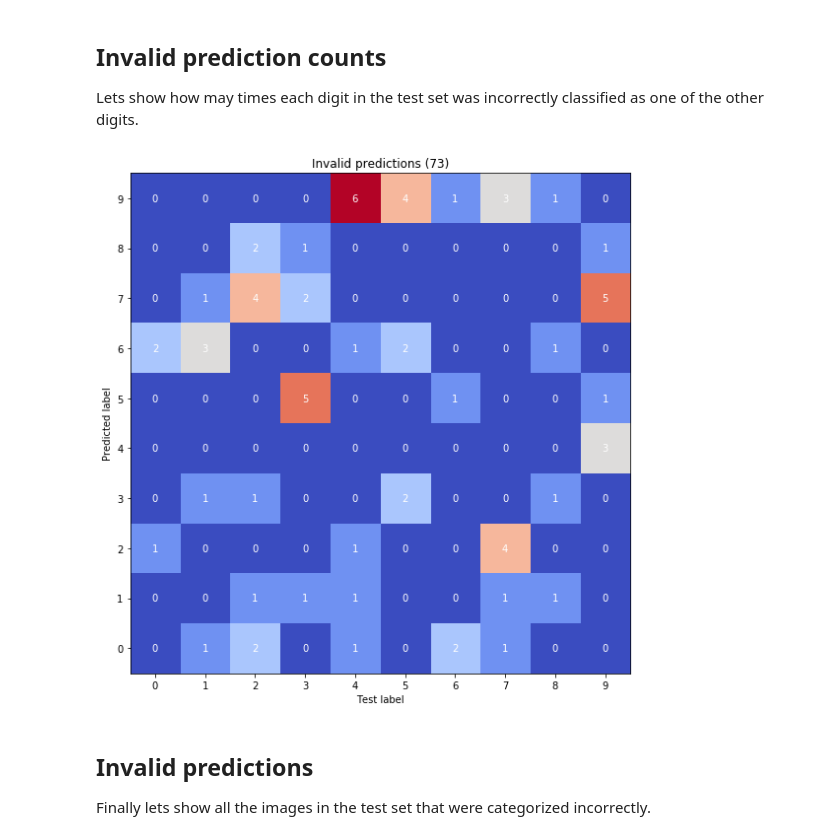
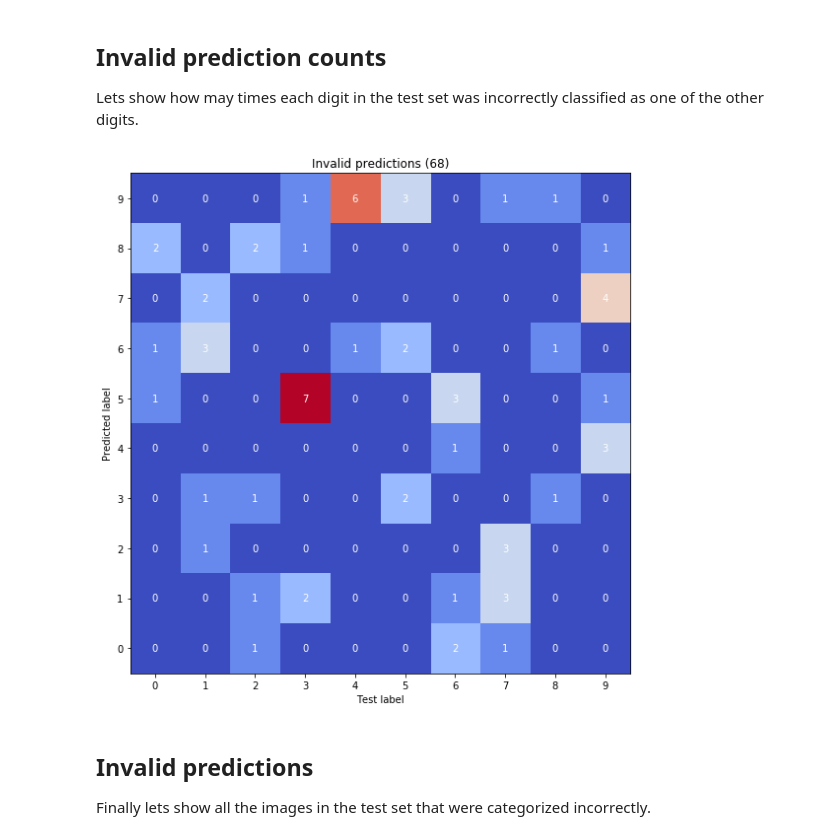
Before and after one commit to raskoleinonen/keras, a Jupyter notebook: mnist_conv_gen_ave2.ipynb, the cells around one changed output. Drawn from its saved outputs; the diff is of its cells as text; code cells hidden in the pictures.

```diff
--- a/mnist_conv_gen_ave2.ipynb
+++ b/mnist_conv_gen_ave2.ipynb
@@ -203,7 +229,7 @@ Lets show how may times each digit in the test set was incorrectly classified as
 import numpy
 from matplotlib import pyplot
 
-predicted_labels = network.predict([test_images, test_images])
+predicted_labels = network.predict(model_test_images)
 
 ## Find invalid predictions.
 
@@ -216,34 +242,34 @@ for i,v in enumerate(predicted_labels):
     if test_label != predicted_test_label:
         invalid_prediction_cnt[test_label][predicted_test_label] += 1
         invalid_prediction.append((i, test_label, predicted_test_label))
 
 total_invalid_prediction_cnt = numpy.sum(invalid_prediction_cnt)
 
 ## Plot invalid prediction counts.
 
 x_test_labels = numpy.arange(10)
 y_predicted_labels = numpy.arange(10)
 
 fig, ax = pyplot.subplots(figsize=(8,8))
 
 ax.imshow(invalid_prediction_cnt, cmap="coolwarm")
 ax.set_title(f'Invalid predictions ({total_invalid_prediction_cnt})')
 ax.set_xticks(x_test_labels)
 ax.set_yticks(y_predicted_labels)
 ax.set_xlabel('Test label')
 ax.set_ylabel('Predicted label')
 ax.invert_yaxis()
 
 for i in range(len(x_test_labels)):
     for j in range(len(y_predicted_labels)):
         # Show number of invalid predictions.
         text = ax.text(j, i, invalid_prediction_cnt[i, j],
                        ha="center", va="center", color="w")
 
 fig.tight_layout()
 pyplot.show()
 # %% [output]
-[figure, old version]
+[figure, new version]
 # %% [markdown]
 ## Invalid predictions
 
```
Also changed, not shown: parts of 3 cells of this notebook, 1 other file.
